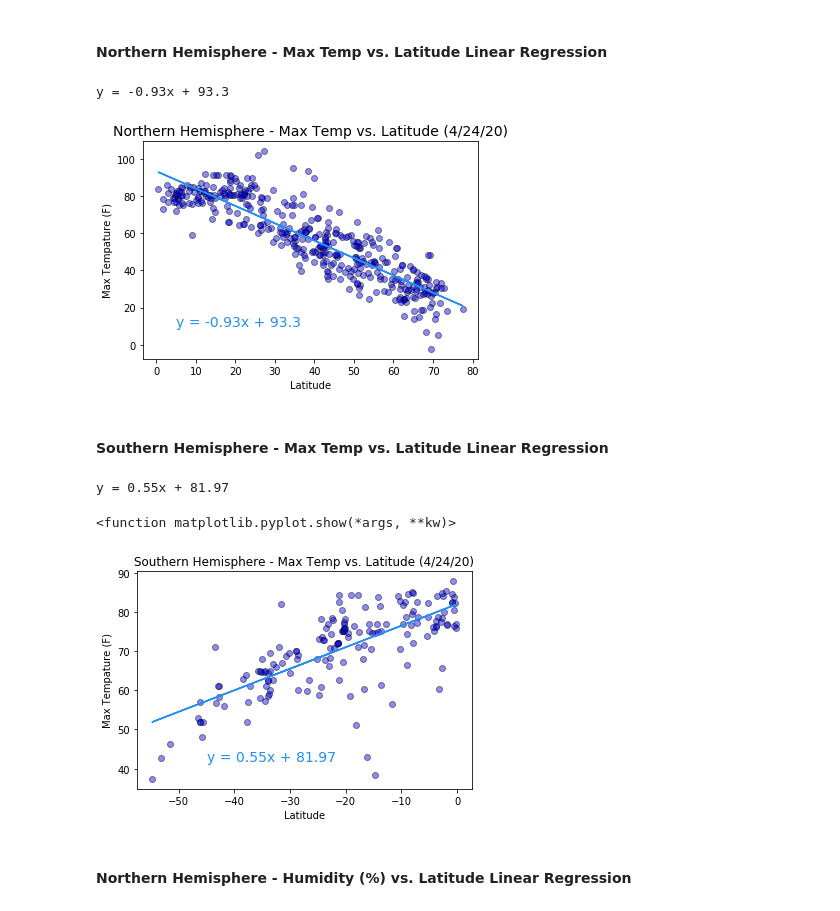
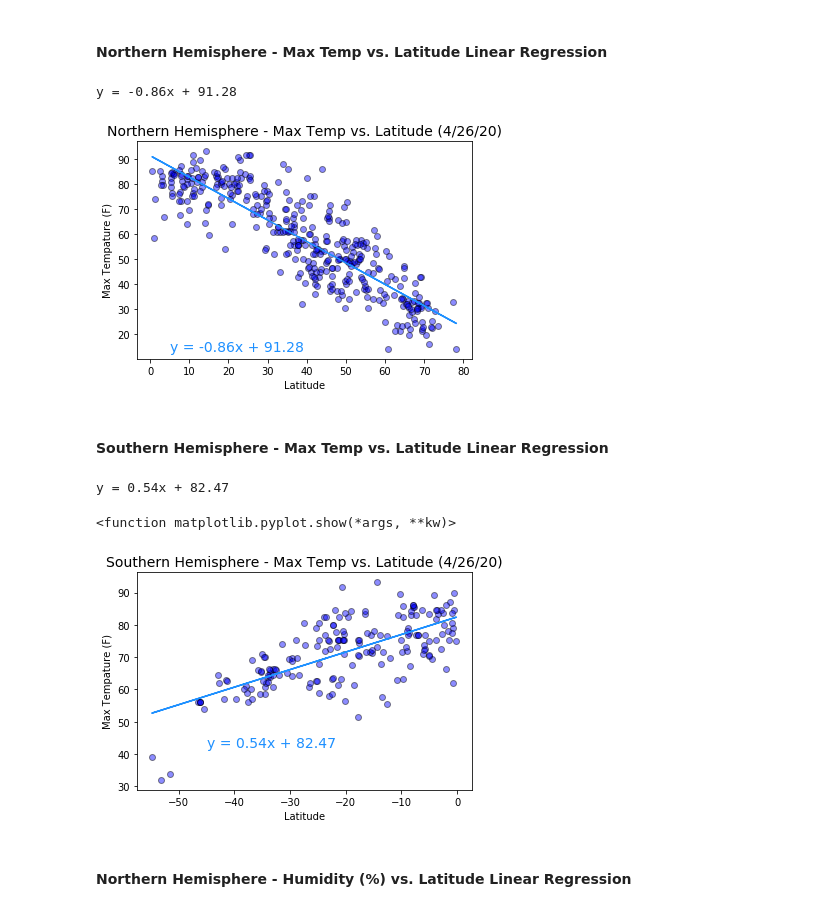
Before and after one commit to JPHebert32/python-api-challenge, a Jupyter notebook: WeatherPY/WeatherPY.ipynb, the cells around one changed output. Drawn from its saved outputs; the diff is of its cells as text; code cells hidden in the pictures.

```diff
--- a/WeatherPY/WeatherPY.ipynb
+++ b/WeatherPY/WeatherPY.ipynb
@@ -272,30 +252,50 @@ S_Wind = southern_df["Wind Speed"]
+# %%
+# Create Northern and Southern Hemisphere DataFrames
+northern_df = city_data_df[city_data_df["Lat"]>0]
+#northern_df.describe()
+southern_df = city_data_df[city_data_df["Lat"]<0]
+#southern_df.describe()
+
+# Northern Values
+N_Lat = northern_df["Lat"]
+N_Max_Temp = northern_df["Max Temp"]
+N_Humidity = northern_df["Humidity"]
+N_Cloud = northern_df["Cloudiness"]
+N_Wind = northern_df["Wind Speed"]
+
+#Southern Values
+S_Lat = southern_df["Lat"]
+S_Max_Temp = southern_df["Max Temp"]
+S_Humidity = southern_df["Humidity"]
+S_Cloud = southern_df["Cloudiness"]
+S_Wind = southern_df["Wind Speed"]
 # %% [markdown]
 ####  Northern Hemisphere - Max Temp vs. Latitude Linear Regression
 # %%
 North_Linear(N_Lat,N_Max_Temp)
-plt.title("Northern Hemisphere - Max Temp vs. Latitude (4/24/20)",size=14)
+plt.title("Northern Hemisphere - Max Temp vs. Latitude (4/26/20)",size=14)
 plt.ylabel("Max Tempature (F)")
-plt.annotate(("y = -0.93x + 93.3"),(5,10),size=14,color="dodgerblue",alpha=1)
+plt.annotate(("y = -0.86x + 91.28"),(5,13),size=14,color="dodgerblue",alpha=1)
 
 #Show Plot
 plt.show()
 # %% [output]
-y = -0.93x + 93.3
+y = -0.86x + 91.28
-[figure, old version]
+[figure, new version]
 # %% [markdown]
 ####  Southern Hemisphere - Max Temp vs. Latitude Linear Regression
 # %%
 South_Linear(S_Lat,S_Max_Temp)
-plt.title("Southern Hemisphere - Max Temp vs. Latitude (4/24/20)")
+plt.title("Southern Hemisphere - Max Temp vs. Latitude (4/26/20)",size=14)
 plt.ylabel("Max Tempature (F)")
-plt.annotate(("y = 0.55x + 81.97"),(-45,42),size=14,color="dodgerblue",alpha=1)
+plt.annotate(("y = 0.54x + 82.47"),(-45,42),size=14,color="dodgerblue",alpha=1)
 
 #SHOW
 plt.show
 # %% [output]
-y = 0.55x + 81.97
+y = 0.54x + 82.47
 <function matplotlib.pyplot.show(*args, **kw)>
-[figure, old version]
+[figure, new version]
 # %% [markdown]
 ####  Northern Hemisphere - Humidity (%) vs. Latitude Linear Regression
 # %%
```
Also changed, not shown: parts of 16 cells of this notebook, 2 other files.
